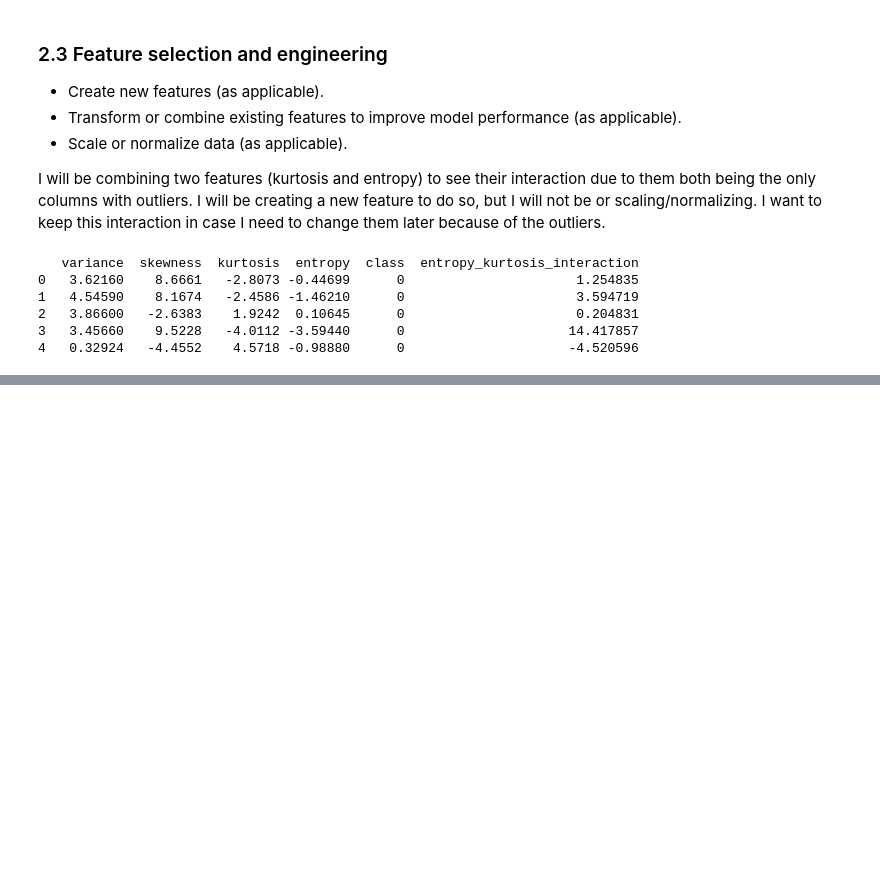
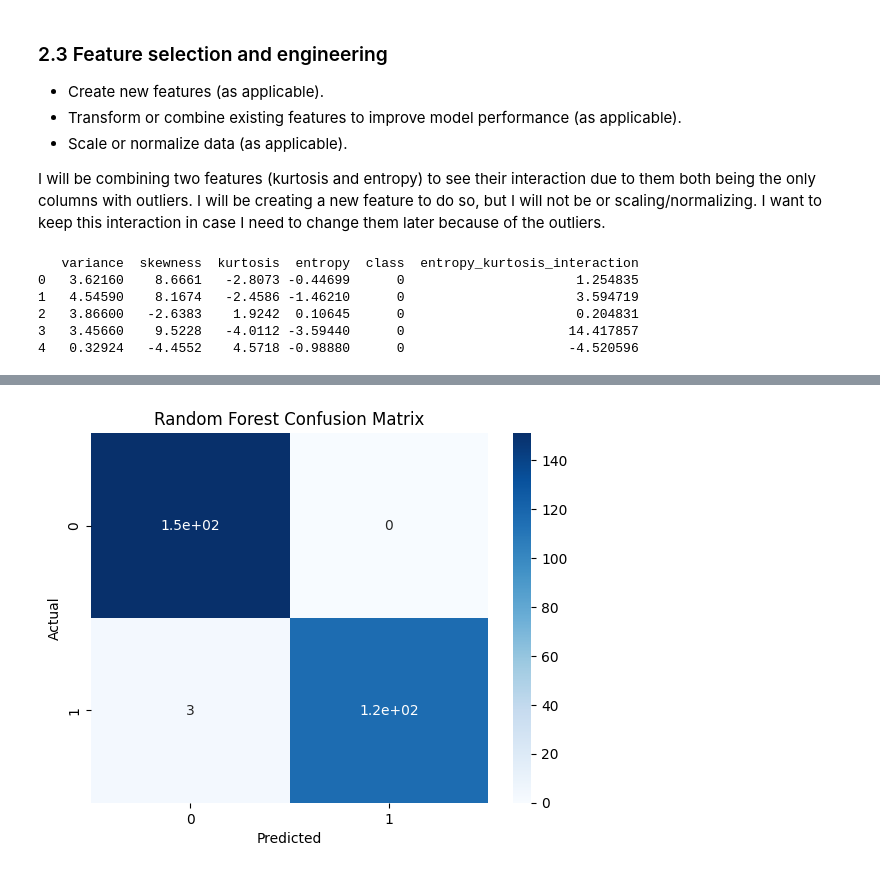
Before and after one commit to trentrueckert/ml_classification_trentrueckert, a Jupyter notebook: classification_trentrueckert.ipynb, the cells around one changed output, grey strips where cells are left out. Cells and saved outputs as stored; diff of their text form; code cells hidden in the pictures; blank space fills up the shorter version.

```diff
--- a/classification_trentrueckert.ipynb
+++ b/classification_trentrueckert.ipynb
@@ -219,0 +341,17 @@ print(df.head())
+# %%
+# Create and train a decision tree model
+rf_model = RandomForestClassifier()
+rf_model.fit(X_train, y_train)
+
+# Predict on the training set
+y_train_pred2 = rf_model.predict(X_train)
+
+# Predict on the test set
+y_test_pred2 = rf_model.predict(X_test)
+
+# Evaluate accuracy on both training and test sets
+train_accuracy2 = accuracy_score(y_train, y_train_pred2)
+test_accuracy2 = accuracy_score(y_test, y_test_pred2)
+
+print(f"Training accuracy: {train_accuracy2}")
+print(f"Test accuracy: {test_accuracy2}")
@@ -219,0 +378,5 @@ print(df.head())
+# %%
+# Evaluate model performance based on test data
+y_test_pred2 = rf_model.predict(X_test)
+print("Results for Random Forest on test data:")
+print(classification_report(y_test, y_test_pred2))
@@ -219,0 +393,17 @@ print(df.head())
+# %%
+# Create Confusion Matrix
+cm2 = confusion_matrix(y_test, y_test_pred2)
+
+# Create heatmap
+sns.heatmap(cm2, annot=True, cmap="Blues")
+
+# Axis labels and title
+plt.xlabel("Predicted")
+plt.ylabel("Actual")
+plt.title("Random Forest Confusion Matrix")
+
+# Show the plot
+plt.tight_layout
+plt.show()
+# %% [output]
+[figure, added]
```
Also changed, not shown: parts of 22 cells of this notebook.
